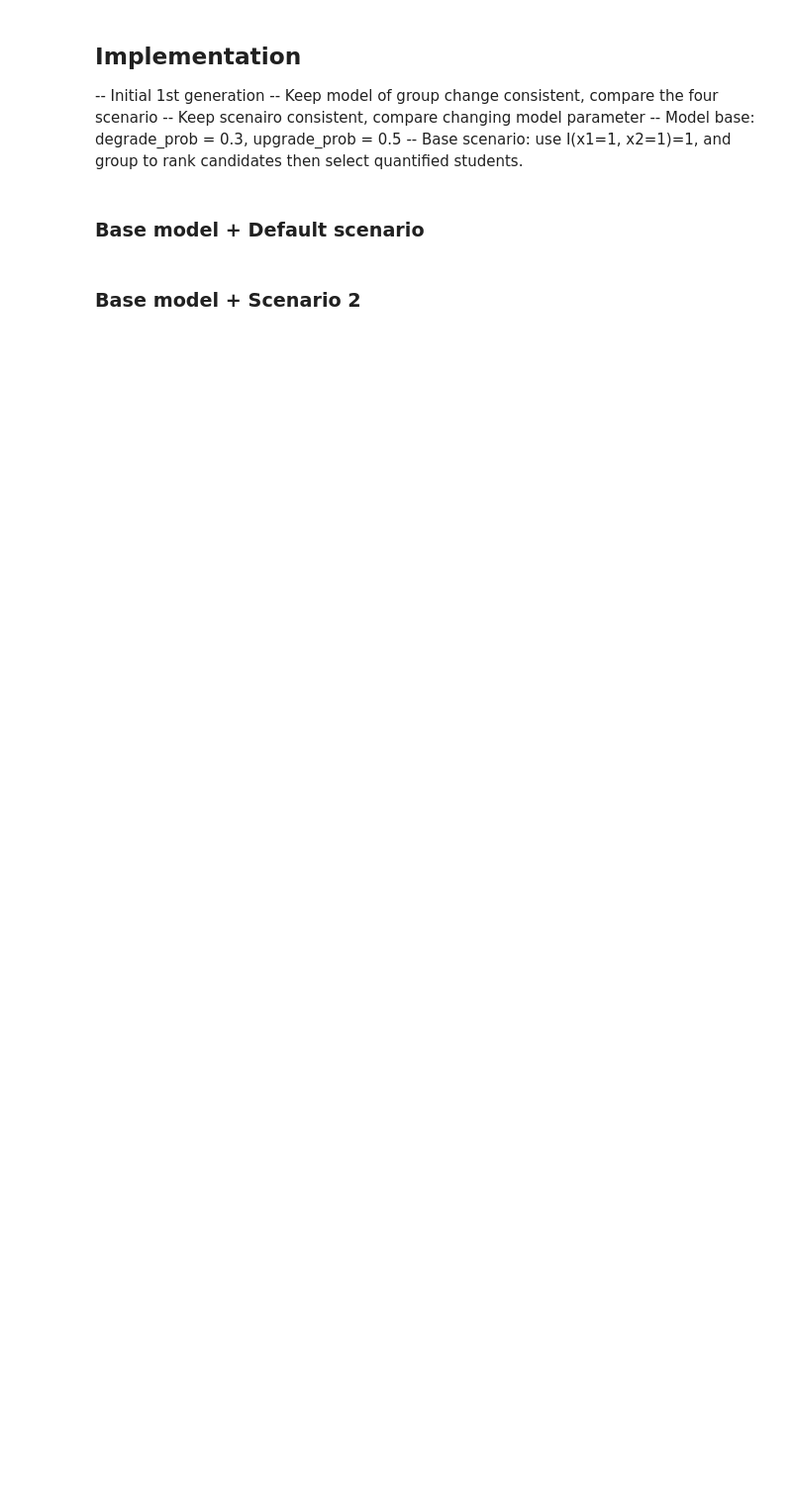
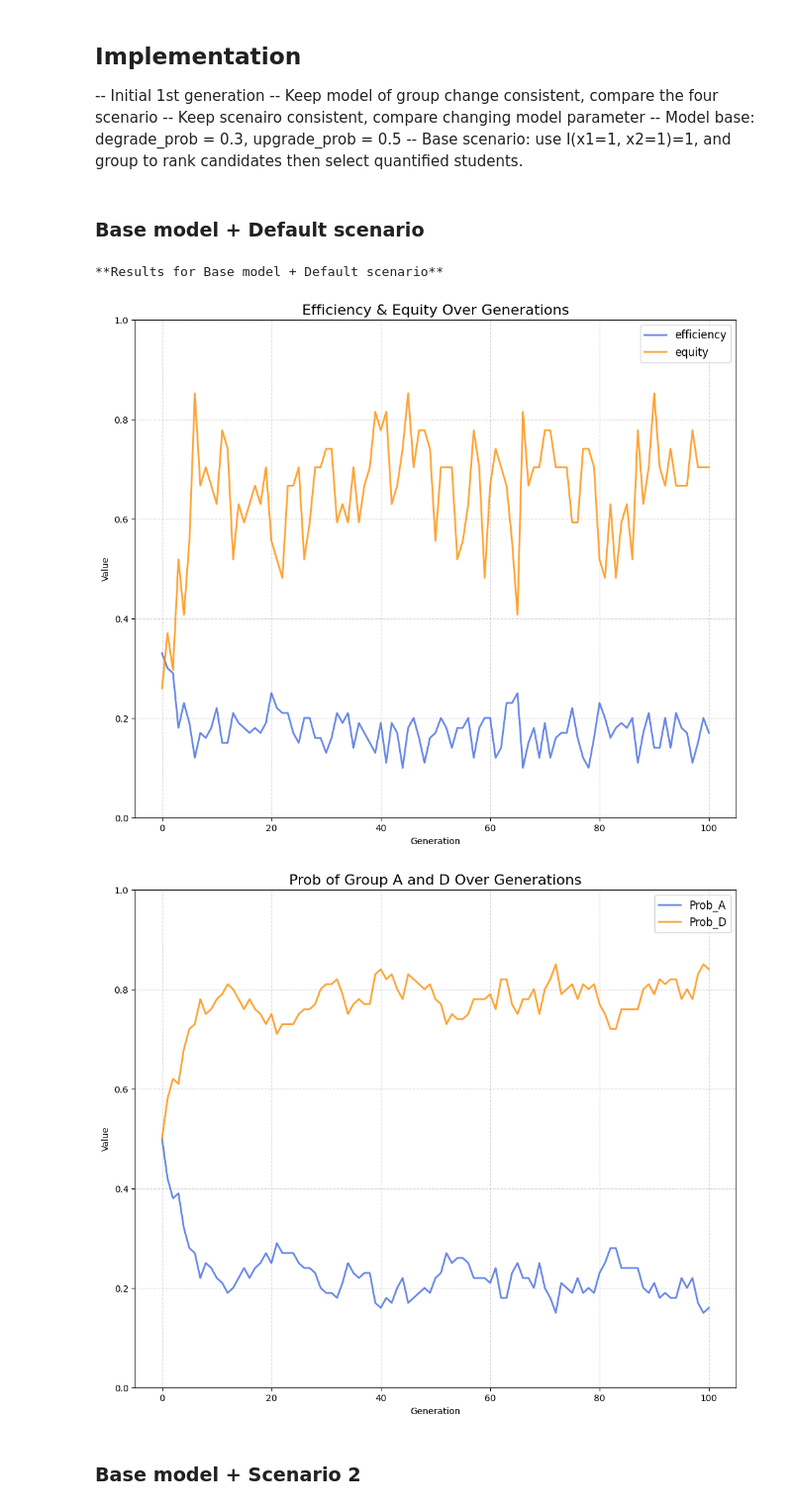
Before and after one commit to xav1002/DCDS_500_Project_1_LM_YX_VX, a Jupyter notebook: main.ipynb, the cells around one changed output. Shown at 99% size. Drawn from its saved outputs; the diff is of its cells as text; code cells hidden in the pictures; blank space fills up the shorter version.

Commit message:
updated plot

```diff
--- a/main.ipynb
+++ b/main.ipynb
@@ -313,7 +320,7 @@ import numpy as np
 import pandas as pd
 import random
 
-def run_admission_iter(students_df=None, scenario = "base", upgrade_prob=0.5 , degrade_prob = 0.33 ,seed=124):
+def run_admission_iter(parents_df=None, scenario = "base", upgrade_prob=0.5 , degrade_prob = 0.33 ,seed=124):
     '''
 
     # This function will run to generate both 1st generation and nth generation
@@ -337,12 +344,12 @@ def run_admission_iter(students_df=None, scenario = "base", upgrade_prob=0.5 , d
     # ---- Helper functions
 
     # Generate group labels from parents
-    def group_generator(students_df, upgrade_prob=upgrade_prob, degrade_prob = degrade_prob):
-        if (students_df["f"] == 1 and students_df["g"] == 'A') or (students_df["f"] == 0 and students_df["g"] == 'D'):
-            return students_df["g"]
-        elif (students_df["f"] == 1 and students_df["g"] == 'D'):
+    def group_generator(df, upgrade_prob=upgrade_prob, degrade_prob = degrade_prob):
+        if (df["f"] == 1 and df["g"] == 'A') or (df["f"] == 0 and df["g"] == 'D'):
+            return df["g"]
+        elif (df["f"] == 1 and df["g"] == 'D'):
             return np.random.choice(["A","D"], p = [upgrade_prob,1-upgrade_prob])
-        elif (students_df["f"] == 0 and students_df["g"] == 'A') :
+        elif (df["f"] == 0 and df["g"] == 'A') :
             return np.random.choice(["A","D"], p = [1-degrade_prob,degrade_prob])
         else:
             raise ValueError('Invalid group and f value')
@@ -350,26 +357,22 @@ def run_admission_iter(students_df=None, scenario = "base", upgrade_prob=0.5 , d
 
     # ---- Main function
 
+    students_df = pd.DataFrame()
+
     # Group labels
-    if students_df is None:
+    if parents_df is None:
         new_g = ['A' for x in range(0,50)] + ['D' for x in range(0,50)]
     else:
-        new_g = students_df.apply(group_generator, axis=1)
-        new_g = new_g.sort_values(ascending = True) # order A-->D
+        new_g = parents_df.apply(group_generator, axis=1)
+        #new_g = new_g.sort_values(ascending = True) # order A-->D
 
+    students_df["g"] = new_g
 
     # x_i
     np.random.seed(seed)
-    d_x1 = np.random.choice([0,1],p = [0.67,0.33],size=50,replace=True)
-    d_x2 = np.random.choice([0,1],p = [0.67,0.33],size=50,replace=True)
-    a_x1 = np.random.choice([0,1],p = [0.33, 0.67],size=50,replace=True)
-    a_x2 = np.random.choice([0,1],p = [0.33, 0.67],size=50,replace=True)
-    x_1 = np.concatenate((a_x1,d_x1))
-    x_2 = np.concatenate((a_x2,d_x2))
-
-    #print(len(x_1),len(x_2),len(new_g))
-
-    students_df = pd.DataFrame({"x_1":x_1,"x_2":x_2, "g":new_g })
+    students_df["x_1"] = students_df.apply(lambda x: np.random.choice([0,1], p =[0.33,0.67])if x["g"] == "A"  else np.random.choice([0,1], p =[0.67,0.33]), axis=1)
+    students_df["x_2"] = students_df.apply(lambda x: np.random.choice([0,1], p =[0.33,0.67])if x["g"] == "A"  else np.random.choice([0,1], p =[0.67,0.33]), axis=1)
+    #print(students_df)
 
     # f
 
@@ -442,26 +525,30 @@ df_0 = df_0.copy()
 # %%
 # Base model + Default scenario
 df_1 = df_0.copy()
 # Initial evaluation metrics for each generation
 efficiency = [df_0["f"].mean()] # mean f
 equity = [df_0.loc[(df_0["admit"]==1) & (df_0["g"]=="D"),"g"].shape[0]/df_0.loc[df_0["admit"]==1,"g"].shape[0]] # fraction of admitted students from group D
 prob_A = [df_0.loc[df_0["g"]=="A"].shape[0]/df_0.shape[0]] # fraction of students from group A
 prob_D = [df_0.loc[df_0["g"]=="D"].shape[0]/df_0.shape[0]] # fraction of students from group D
 
-for i in range(1000):
-    df_1 = run_admission_iter(students_df = df_1, seed=i+8)
+for i in range(100):
+    df_1 = run_admission_iter(parents_df= df_1, seed=i+8)
     #print(df_0.head())
     efficiency.append(df_1["f"].mean())
     equity.append(df_1.loc[(df_1["admit"]==1) & (df_1["g"]=="D"),"g"].shape[0]/df_1.loc[df_1["admit"]==1,"g"].shape[0])
     prob_A.append(df_1.loc[df_1["g"]=="A"].shape[0]/df_1.shape[0])
     prob_D.append(df_1.loc[df_1["g"]=="D"].shape[0]/df_1.shape[0])
 
 eval_df_00 = pd.DataFrame({"generation":range(len(efficiency)),"efficiency":efficiency,"equity":equity,"prob_A":prob_A,"prob_D":prob_D})
 
 #eval_df_00.head(10)
 print("**Results for Base model + Default scenario**")
 plot_effi_eq(eval_df_00)
 plot_groups_prob(eval_df_00)
+# %% [output]
+**Results for Base model + Default scenario**
+[figure, added]
+[figure, added]
 # %% [markdown]
 ### Base model + Scenario 2
 # %%
```
Also changed, not shown: parts of 11 cells of this notebook.
